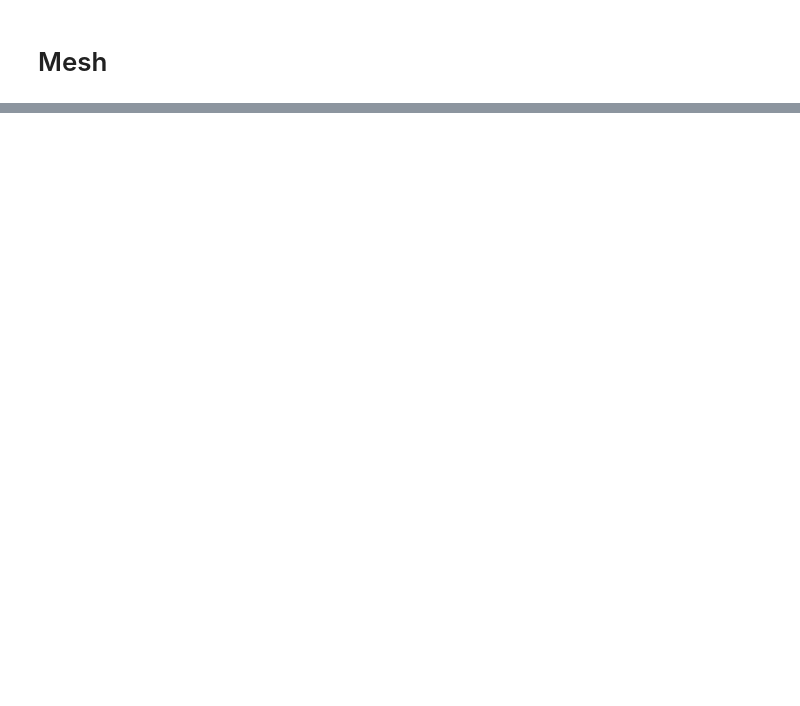
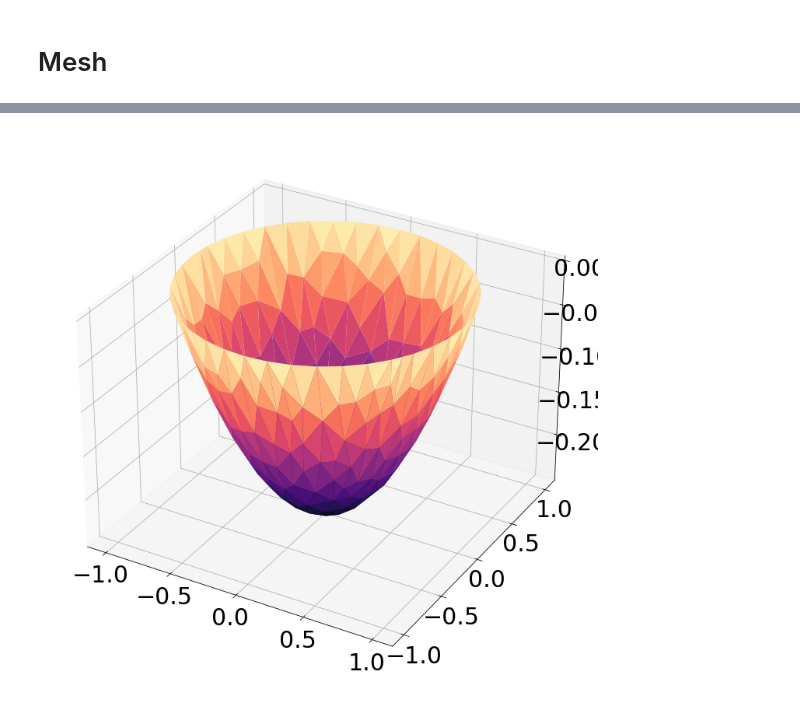
Before and after one commit to kamosevoyan/Diploma_work, a Jupyter notebook: Notebooks/Poisson_equation_solution_on_polygonal_domain_linear.ipynb, the cells around one changed output, grey strips where cells are left out. Drawn from its saved outputs; the diff is of its cells as text; code cells hidden in the pictures; blank space fills up the shorter version.

```diff
--- a/Notebooks/Poisson_equation_solution_on_polygonal_domain_linear.ipynb
+++ b/Notebooks/Poisson_equation_solution_on_polygonal_domain_linear.ipynb
@@ -28,3 +28,4 @@ triangles = cndt['triangles']
 neighbours = cndt['neighbors']
 triangles_s = points[triangles]
 triangles_c = triangles_s.reshape(-1, 2)
+vertice_maker_is_boundary = cndt["vertex_markers"]
@@ -54,39 +32,3 @@ is_boundary_point = np.zeros(points.shape[0], dtype=bool)
-# %%
-for index, element in enumerate(triangles):
-
-    if (neighbours[index] == -1).sum() == 2:
-        indices_ = np.where(neighbours[index] != -1)[0]
-        is_boundary_point[element] = True
-    elif (neighbours[index] == -1).sum() == 1:
-        indices_ = np.where(neighbours[index] != -1)[0]
-        is_boundary_point[element[indices_]] = True
-# %%
-colors = ['red', 'blue', 'green', 'yellow', 'cyan', 'brown', 'orange', 'olive', 'gold', 'indigo', 'peru', 'maroon']
-l = len(colors)
-
-%matplotlib inline
-fig, ax = plt.subplots(figsize=(10, 10))
-ax.axis('equal')
-
-
-for index, triangle in enumerate(triangles_s):
-    t1 = plt.Polygon(triangle, color=colors[index%l])
-    fig.gca().add_patch(t1)
-
-    x, y = triangle.mean(axis=0)
-    ax.text(x, y, s=f'{index}', fontsize=10)
-
-for idx, point in enumerate(points):
-    ax.text(x=point[0]+0.005, y=point[1]+0.05, s=f'{idx}', fontsize=5)
-
-for idx, point in enumerate(points):
-    if is_boundary_point[idx]:
-        ax.scatter(point[0], point[1], color='black', lw=10, s=2)
-    else:
-        ax.scatter(point[0], point[1], color='black')
-
-fig.tight_layout()
-plt.show()
 # %%
 matrix = np.zeros((points.shape[0], points.shape[0]), dtype=np.float64)
 b = np.zeros(points.shape[0])
@@ -149,14 +93,13 @@ for j in range(3):
 # %%
 %matplotlib widget
 fig = plt.figure(figsize=(10, 10))
 ax = plt.axes(projection='3d')
 ax.xaxis.set_tick_params(labelsize=30)
 ax.yaxis.set_tick_params(labelsize=30)
 ax.zaxis.set_tick_params(labelsize=30)
-
-ax.plot_wireframe(xx, yy, S, color='black')
-ax.set_box_aspect((np.ptp(xx), np.ptp(yy), 2 * np.ptp(c)))
-
+ax.plot_trisurf(points[:, 0], points[:, 1], c, cmap="magma")
 fig.tight_layout()
 # fig.savefig('../images/poisson_equation_on_unit_circle_solution')
 plt.show()
+# %% [output]
+[figure, added]
```
Also changed, not shown: parts of 11 cells of this notebook, 11 other files.
